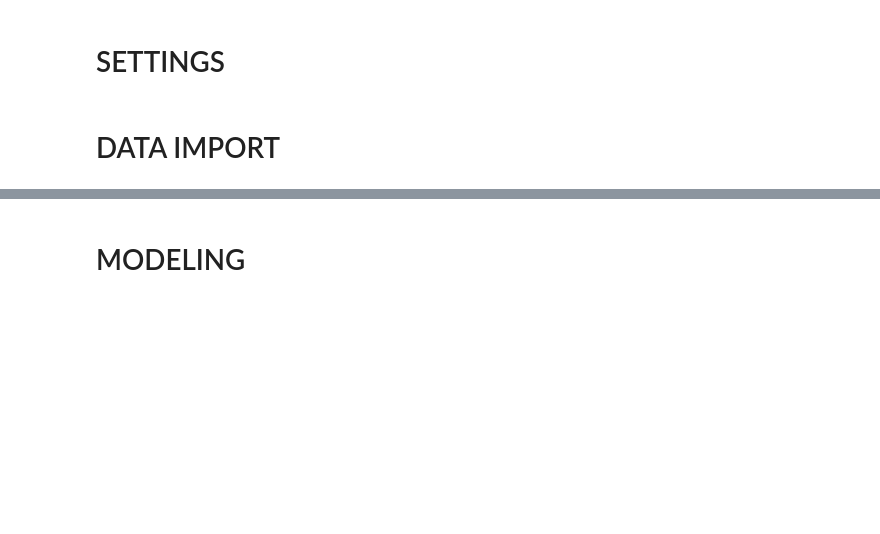
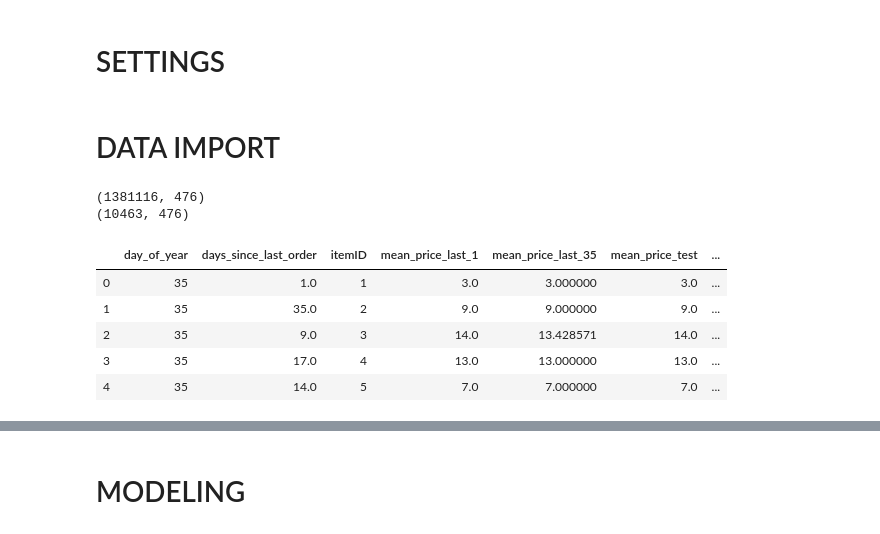
Before and after one commit to kozodoi/DMC_2020, a Jupyter notebook: codes/code_03_modeling.ipynb, the cells around one changed output, grey strips where cells are left out. Drawn from its saved outputs; the diff is of its cells as text; code cells hidden in the pictures; blank space fills up the shorter version.

```diff
--- a/codes/code_03_modeling.ipynb
+++ b/codes/code_03_modeling.ipynb
@@ -37,8 +37,17 @@ gc.enable()
 # DATA IMPORT
 # %%
 # read data
-df_train = pd.read_csv('../data/prepared/df_v13.csv',      compression = 'gzip')
-df_test  = pd.read_csv('../data/prepared/df_test_v13.csv', compression = 'gzip')
+df_train = pd.read_csv('../data/prepared/df_v14.csv',      compression = 'gzip')
+df_test  = pd.read_csv('../data/prepared/df_test_v14.csv', compression = 'gzip')
 print(df_train.shape)
 print(df_test.shape)
 df_train.head()
+# %% [output]
+(1381116, 476)
+(10463, 476)
+|  | day_of_year | days_since_last_order | itemID | mean_price_last_1 | mean_price_last_35 | mean_price_test | ... |
+| 0 | 35 | 1.0 | 1 | 3.0 | 3.000000 | 3.0 | ... |
+| 1 | 35 | 35.0 | 2 | 9.0 | 9.000000 | 9.0 | ... |
+| 2 | 35 | 9.0 | 3 | 14.0 | 13.428571 | 14.0 | ... |
+| 3 | 35 | 17.0 | 4 | 13.0 | 13.000000 | 13.0 | ... |
+| 4 | 35 | 14.0 | 5 | 7.0 | 7.000000 | 7.0 | ... |
```
Also changed, not shown: parts of 10 cells of this notebook.
